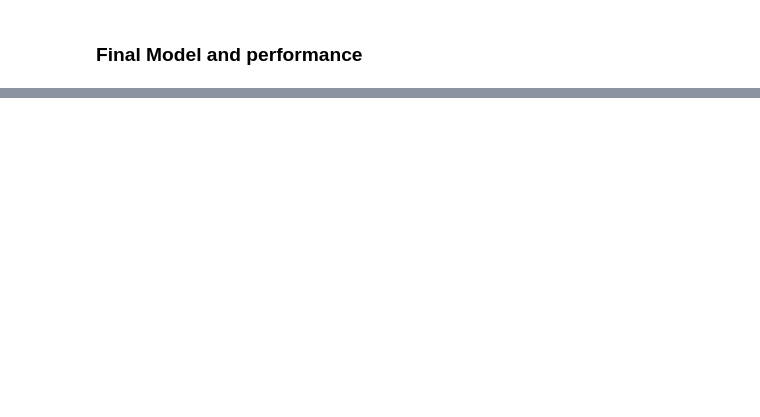
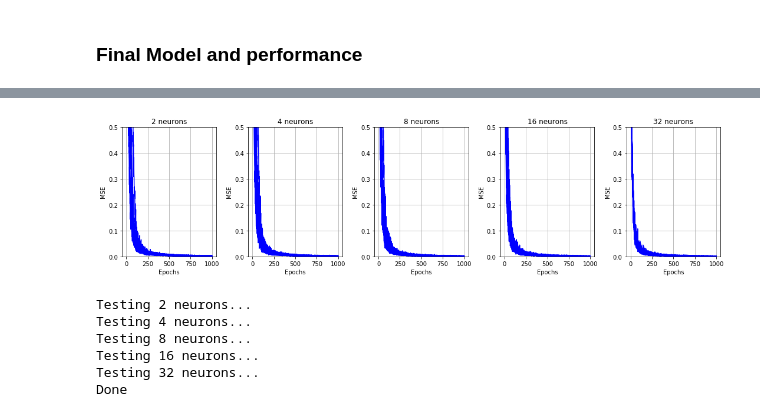
Before and after one commit to LifangHe/speaker-recognition, a Jupyter notebook: speaker_recognition.ipynb, the cells around one changed output, grey strips where cells are left out. Cells and saved outputs as stored; diff of their text form; code cells hidden in the pictures; blank space fills up the shorter version.

```diff
--- a/speaker_recognition.ipynb
+++ b/speaker_recognition.ipynb
@@ -273,0 +276,25 @@ Confusion matrix:
+# %%
+N_INITS = 10
+EPOCHS = 1000
+N_NEURONS = [2, 4, 8, 16, 32]
+LEARNING_RATE = 0.001
+MOMENTUM = 0.5
+N_TRAIN_FILES = 20
+
+dataset = create_dataset([('natural_male', -1), ('natural_kid', 1)], N_TRAIN_FILES)
+dataset_input = dataset[:, :-1]     # filter only input values (n-1 first values)
+dataset_output = dataset[:, -1:]    # filter only the output class (last value)
+
+print dataset
+
+MSE = np.zeros((len(N_NEURONS), N_INITS, EPOCHS))
+for index, n_neurons in enumerate(N_NEURONS):
+    print 'testing', n_neurons, 'neurons...'
+    nn = MLP([MFCC_COEFFS, n_neurons, 1], 'tanh')
+
+    for i in np.arange(N_INITS):
+        nn.init_weights()
+        MSE[index, i, :] = nn.fit((dataset_input, dataset_output),
+                                  learning_rate=LEARNING_RATE,
+                                  momentum=MOMENTUM,
+                                  epochs=EPOCHS)
@@ -273,0 +319,20 @@ Confusion matrix:
+# %%
+pl.figure(figsize=(15,4))
+
+p_count = 0
+
+for n in np.arange(MSE.shape[0]):
+    pl.subplot(1, MSE.shape[0], n+1)
+
+    for i in np.arange(MSE.shape[1]):
+        pl.plot(MSE[n,i,:], c='b')
+
+    pl.ylim(0, 0.5)
+    pl.xlabel('Epochs')
+    pl.ylabel('MSE')
+    pl.title(str(N_NEURONS[n]) + ' neurons')
+    pl.grid()
+
+pl.tight_layout()
+# %% [output]
+[figure, added]
@@ -273,0 +342,34 @@ Confusion matrix:
+# %%
+MSE_train = np.zeros((len(N_NEURONS), EPOCHS))
+MSE_test = np.zeros((len(N_NEURONS), EPOCHS))
+
+
+dataset = []
+for output, s_class in zip([-1, 1], ['natural_male', 'natural_kid']):
+    ceps = compute_mfcc(FILES[s_class])
+    for input in ceps:
+        dataset.append(np.append(input, output))
+
+dataset = np.array(dataset)
+np.random.shuffle(dataset)
+
+
+for i_h, h in enumerate(N_NEURONS):                                     # looping the number of hidden neurons
+    print 'Testing', h, 'neurons...'
+    nn = MLP([MFCC_COEFFS, h, 1], 'tanh')
+    temp1, temp2 = cv.k_fold_cross_validation_per_epoch(nn,
+                                                        dataset,
+                                                        k=K,
+                                                        learning_rate=LEARNING_RATE,
+                                                        momentum=MOMENTUM,
+                                                        epochs=EPOCHS)
+    MSE_train[i_h, :] = temp1
+    MSE_test[i_h, :] = temp2
+print 'Done'
+# %% [output]
+Testing 2 neurons...
+Testing 4 neurons...
+Testing 8 neurons...
+Testing 16 neurons...
+Testing 32 neurons...
+Done
```
Also changed, not shown: parts of 12 cells of this notebook.
